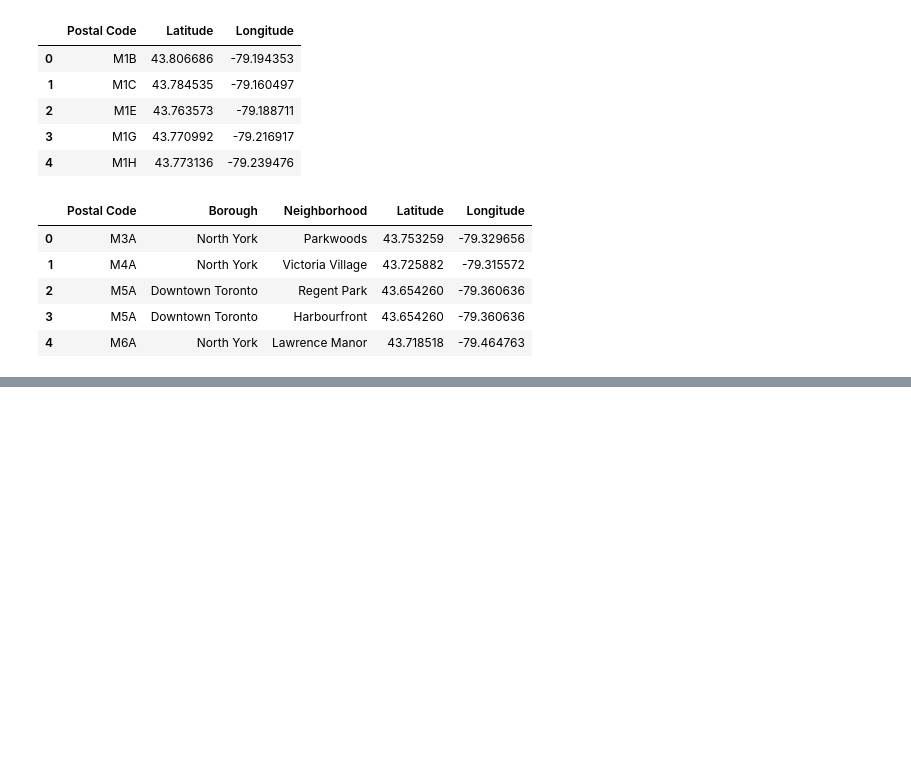
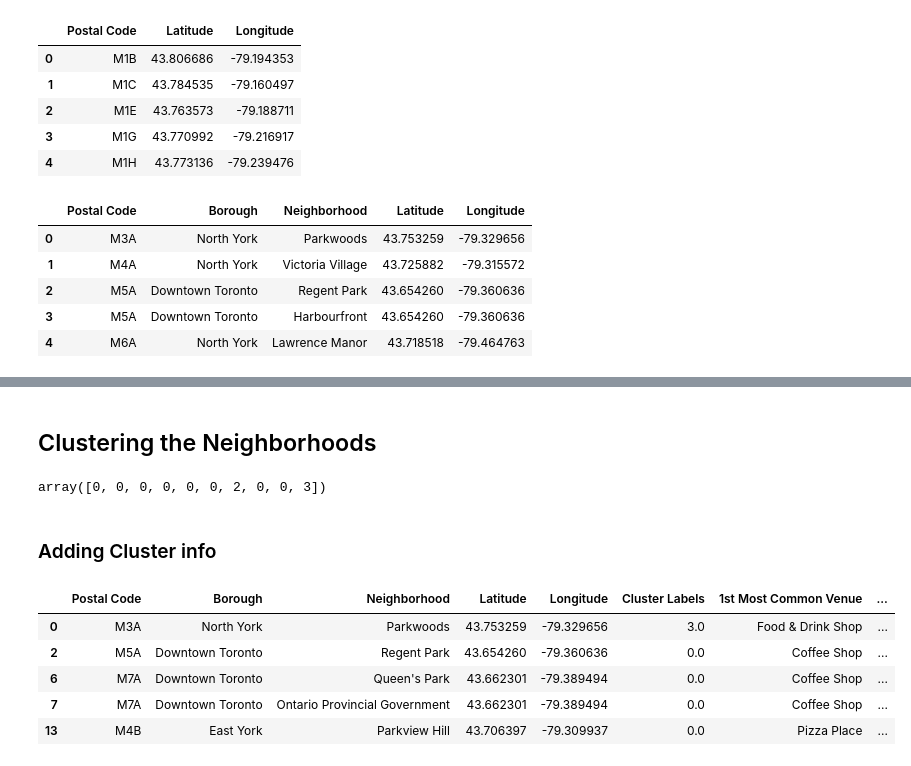
Before and after one commit to marylinhuff/Coursera_Capstone, a Jupyter notebook: MCH_Coursera_Capstone.ipynb, the cells around one changed output, grey strips where cells are left out. Cells and saved outputs as stored; diff of their text form; code cells hidden in the pictures; blank space fills up the shorter version.

```diff
--- a/MCH_Coursera_Capstone.ipynb
+++ b/MCH_Coursera_Capstone.ipynb
@@ -72,0 +416,34 @@ Toronto_DF.head()
+# %% [markdown]
+## Clustering the Neighborhoods
+# %%
+# set number of clusters
+kclusters = 5
+
+Toronto_grouped_clustering = Toronto_grouped.drop('Neighborhood', 1)
+
+# run k-means clustering
+kmeans = KMeans(n_clusters=kclusters, random_state=0).fit(Toronto_grouped_clustering)
+
+# check cluster labels generated for each row in the dataframe
+kmeans.labels_[0:10]
+# %% [output]
+array([0, 0, 0, 0, 0, 0, 2, 0, 0, 3])
+# %% [markdown]
+### Adding Cluster info
+# %%
+# add clustering labels
+neighborhoods_venues_sorted.insert(0, 'Cluster Labels', kmeans.labels_)
+
+Toronto_merged = TorontoTrimmed_DF
+
+# merge toronto_grouped with toronto_data to add latitude/longitude for each neighborhood
+Toronto_merged = Toronto_merged.join(neighborhoods_venues_sorted.set_index('Neighborhood'), on='Neighborhood')
+
+Toronto_merged.head() # check the last columns!
+# %% [output]
+|  | Postal Code | Borough | Neighborhood | Latitude | Longitude | Cluster Labels | 1st Most Common Venue | ... |
+| 0 | M3A | North York | Parkwoods | 43.753259 | -79.329656 | 3.0 | Food & Drink Shop | ... |
+| 2 | M5A | Downtown Toronto | Regent Park | 43.654260 | -79.360636 | 0.0 | Coffee Shop | ... |
+| 6 | M7A | Downtown Toronto | Queen's Park | 43.662301 | -79.389494 | 0.0 | Coffee Shop | ... |
+| 7 | M7A | Downtown Toronto | Ontario Provincial Government | 43.662301 | -79.389494 | 0.0 | Coffee Shop | ... |
+| 13 | M4B | East York | Parkview Hill | 43.706397 | -79.309937 | 0.0 | Pizza Place | ... |
```
Also changed, not shown: parts of 47 cells of this notebook.
